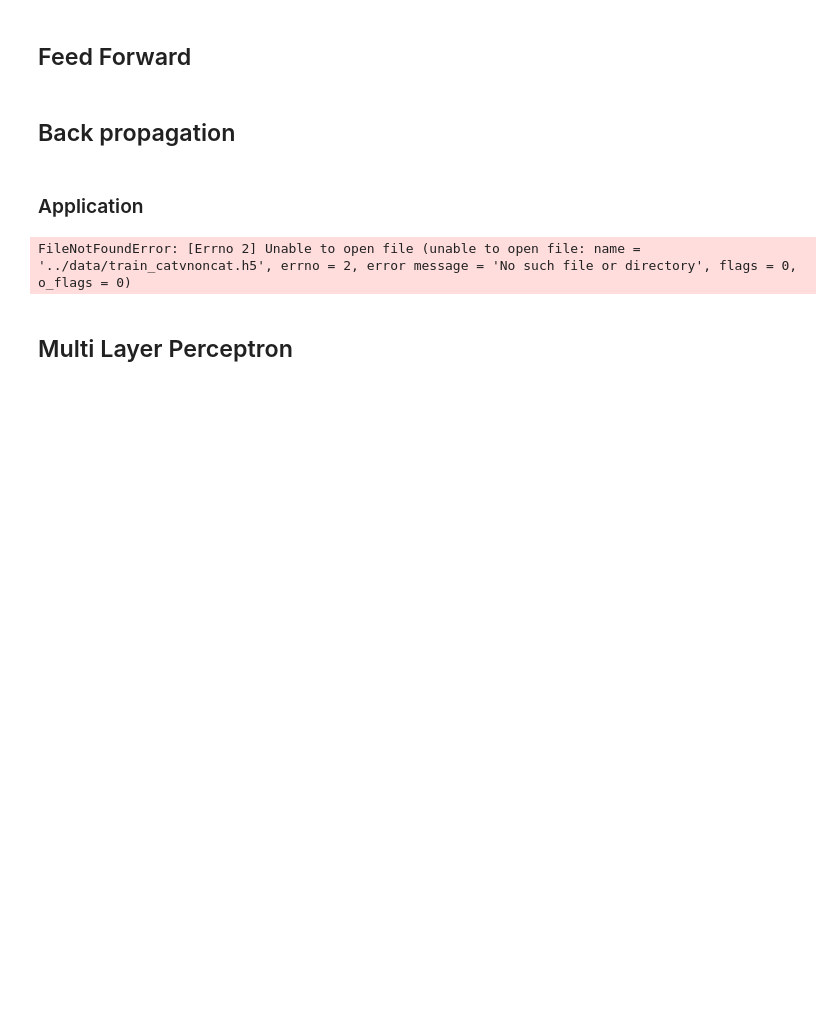
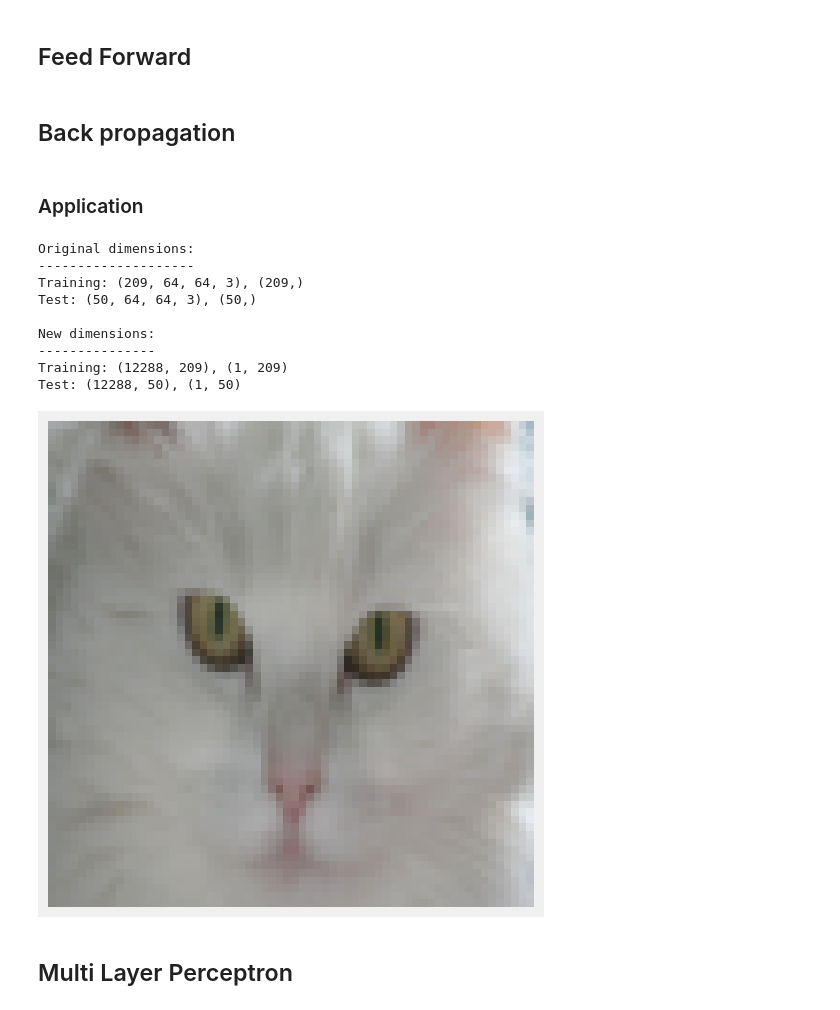
Before and after one commit to NP-15/Machine-learning, a Jupyter notebook: Sessions/Neural-Networks.ipynb, the cells around one changed output. Cells and saved outputs as stored; diff of their text form; code cells hidden in the pictures; blank space fills up the shorter version.

```diff
--- a/Sessions/Neural-Networks.ipynb
+++ b/Sessions/Neural-Networks.ipynb
@@ -246,38 +252,47 @@ def update_parameters(parameters, grads, learning_rate):
 ### Application
 # %%
 # Import training dataset
-train_dataset = h5py.File("../data/train_catvnoncat.h5")
+train_dataset = h5py.File("/content/drive/MyDrive/Machine-learning-main/assets/train_catvnoncat.h5")
 X_train = np.array(train_dataset["train_set_x"])
 y_train = np.array(train_dataset["train_set_y"])
 
-test_dataset = h5py.File("../data/test_catvnoncat.h5")
+test_dataset = h5py.File("/content/drive/MyDrive/Machine-learning-main/assets/test_catvnoncat.h5")
 X_test = np.array(test_dataset["test_set_x"])
 y_test = np.array(test_dataset["test_set_y"])
 
 # print the shape of input data and label vector
 print(f"""Original dimensions:\n{20 * '-'}\nTraining: {X_train.shape}, {y_train.shape}
 Test: {X_test.shape}, {y_test.shape}""")
 
 # plot cat image
 plt.figure(figsize=(6, 6))
 plt.imshow(X_train[50])
 plt.axis("off");
 
 # Transform input data and label vector
 X_train = X_train.reshape(209, -1).T
 y_train = y_train.reshape(-1, 209)
 
 X_test = X_test.reshape(50, -1).T
 y_test = y_test.reshape(-1, 50)
 
 # standardize the data
 X_train = X_train / 255
 X_test = X_test / 255
 
 print(f"""\nNew dimensions:\n{15 * '-'}\nTraining: {X_train.shape}, {y_train.shape}
 Test: {X_test.shape}, {y_test.shape}""")
 # %% [output]
-FileNotFoundError: [Errno 2] Unable to open file (unable to open file: name = '../data/train_catvnoncat.h5', errno = 2, error message = 'No such file or directory', flags = 0, o_flags = 0)
+Original dimensions:
+--------------------
+Training: (209, 64, 64, 3), (209,)
+Test: (50, 64, 64, 3), (50,)
+
+New dimensions:
+---------------
+Training: (12288, 209), (1, 209)
+Test: (12288, 50), (1, 50)
+[figure, added]
 # %% [markdown]
 ## Multi Layer Perceptron
 # %%
```
Also changed, not shown: parts of 8 cells of this notebook.
